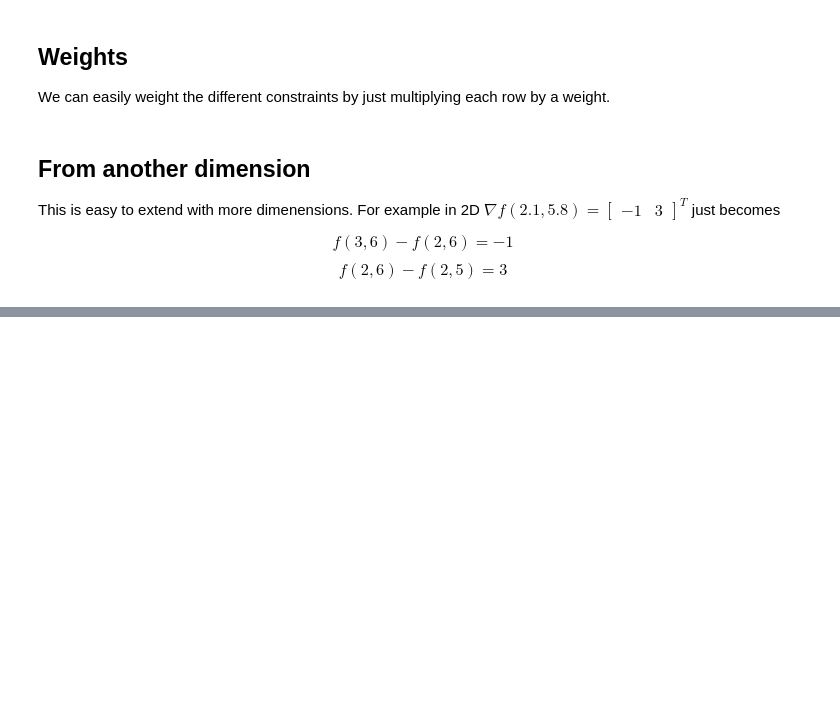
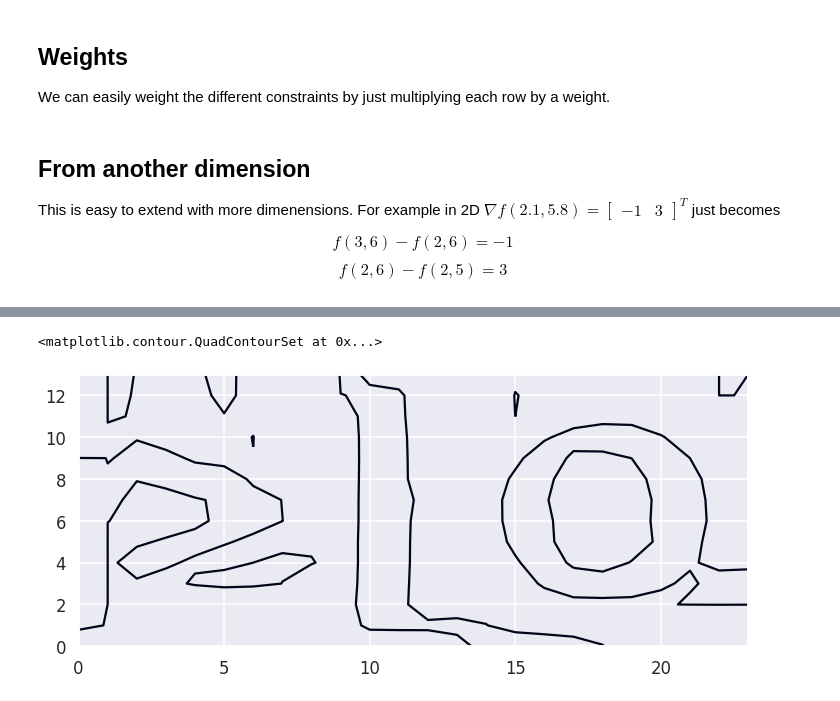
Before and after one commit to vidstige/mini-field-interpolation, a Jupyter notebook: field_interpolation.ipynb, the cells around one changed output, grey strips where cells are left out. Saved outputs shown, nothing was run; the diff lists cells and outputs as text; code cells hidden in the pictures; blank space fills up the shorter version.

```diff
--- a/field_interpolation.ipynb
+++ b/field_interpolation.ipynb
@@ -303,0 +333,5 @@ plt.show()
+# %%
+plt.contour(sdf, levels=[0])
+# %% [output]
+<matplotlib.contour.QuadContourSet at 0x...>
+[figure, added]
```
Also changed, not shown: parts of 5 cells of this notebook.
